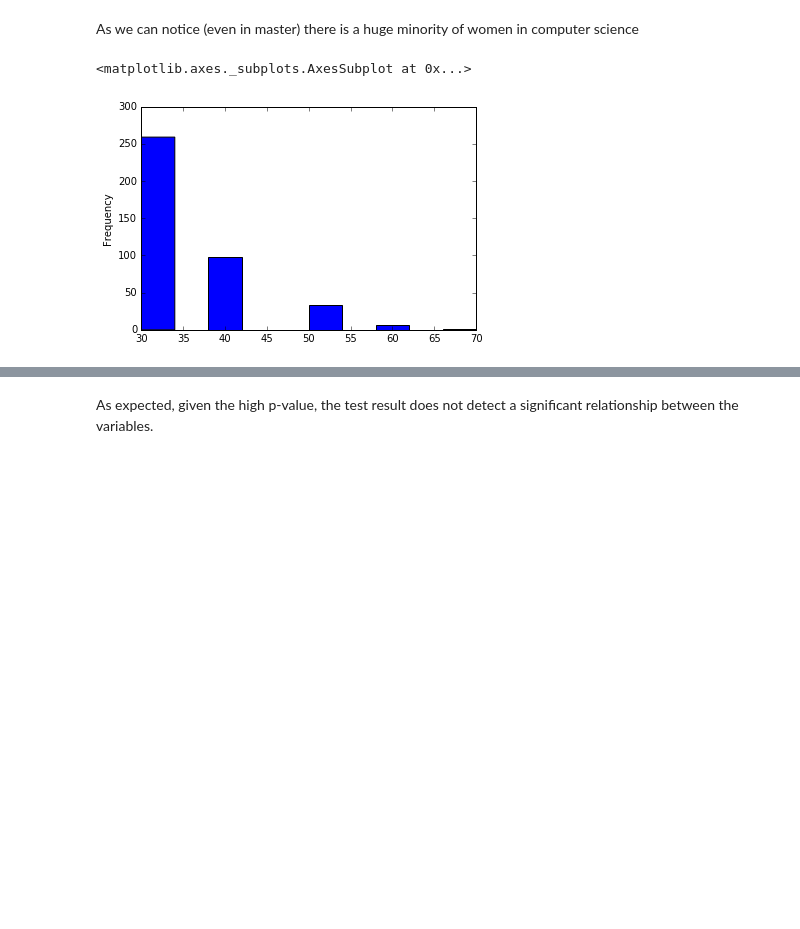
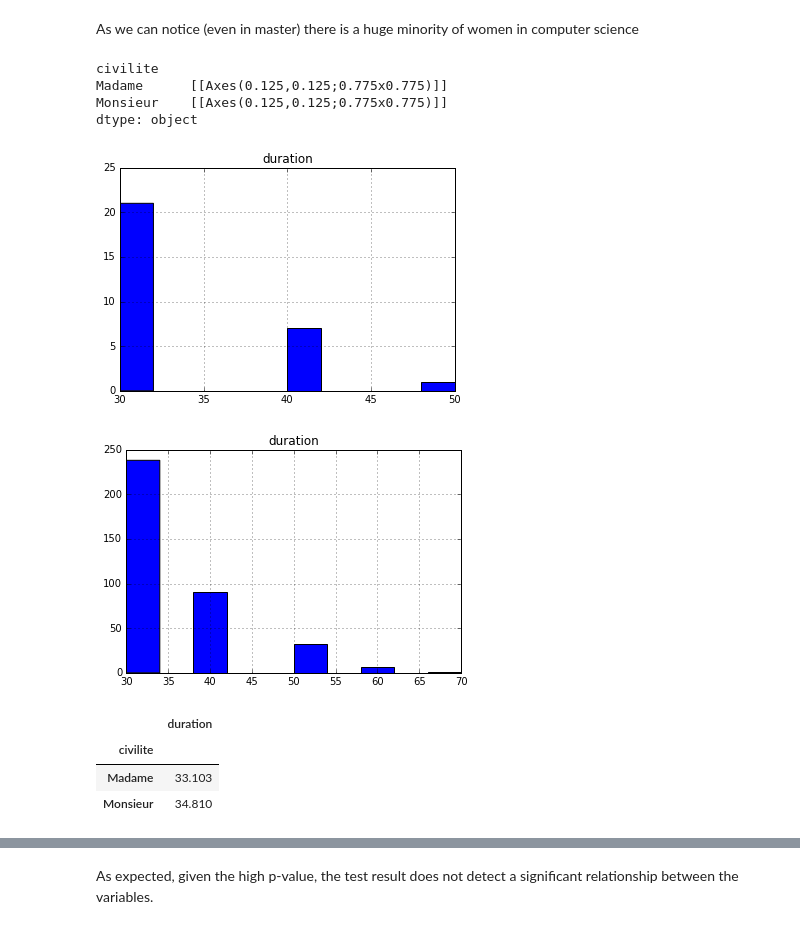
Before and after one commit to Symsystem/adaepflHomework, a Jupyter notebook: 02 - Data from the Web/Data from the web.ipynb, the cells around one changed output, grey strips where cells are left out. Cells and saved outputs as stored; diff of their text form; code cells hidden in the pictures; blank space fills up the shorter version.

```diff
--- a/02 - Data from the Web/Data from the web.ipynb
+++ b/02 - Data from the Web/Data from the web.ipynb
@@ -87,8 +89,3 @@ Monsieur    0.926952
 Name: civilite, dtype: float64
 # %% [markdown]
 As we can notice (even in master) there is a huge minority of women in computer science
-# %%
-students['duration'].plot(kind ='hist')
-# %% [output]
-<matplotlib.axes._subplots.AxesSubplot at 0x...>
-[figure, removed]
@@ -98,2 +92,18 @@ averageDuration_students_mal = students[students['civilite']== 'Monsieur']['dura
+# %%
+students.groupby(['civilite']).hist()
+# %% [output]
+civilite
+Madame      [[Axes(0.125,0.125;0.775x0.775)]]
+Monsieur    [[Axes(0.125,0.125;0.775x0.775)]]
+dtype: object
+[figure, added]
+[figure, added]
+# %%
+students.groupby(['civilite'])[['duration']].mean().round(3)
+# %% [output]
+|  | duration |
+| civilite |  |
+| Madame | 33.103 |
+| Monsieur | 34.810 |
 # %%
 students['sex'] = (students['civilite'] == 'Monsieur').astype(int)
```
Also changed, not shown: parts of 35 cells of this notebook.
